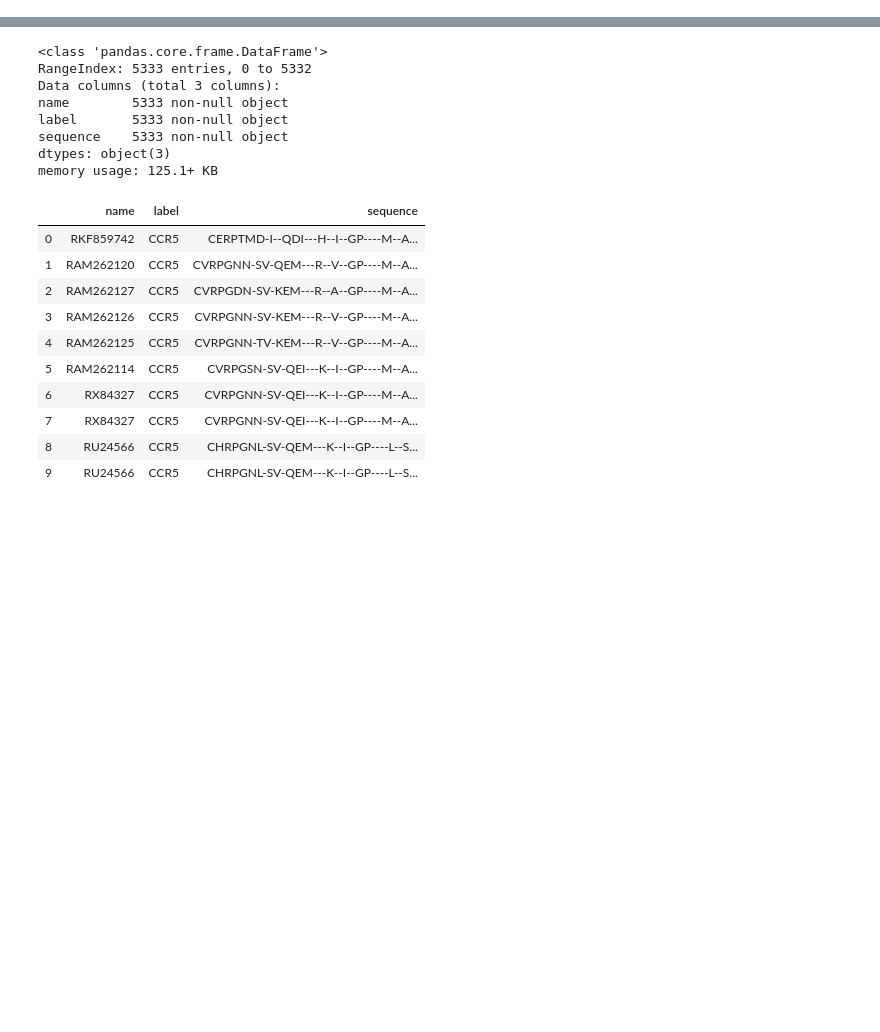
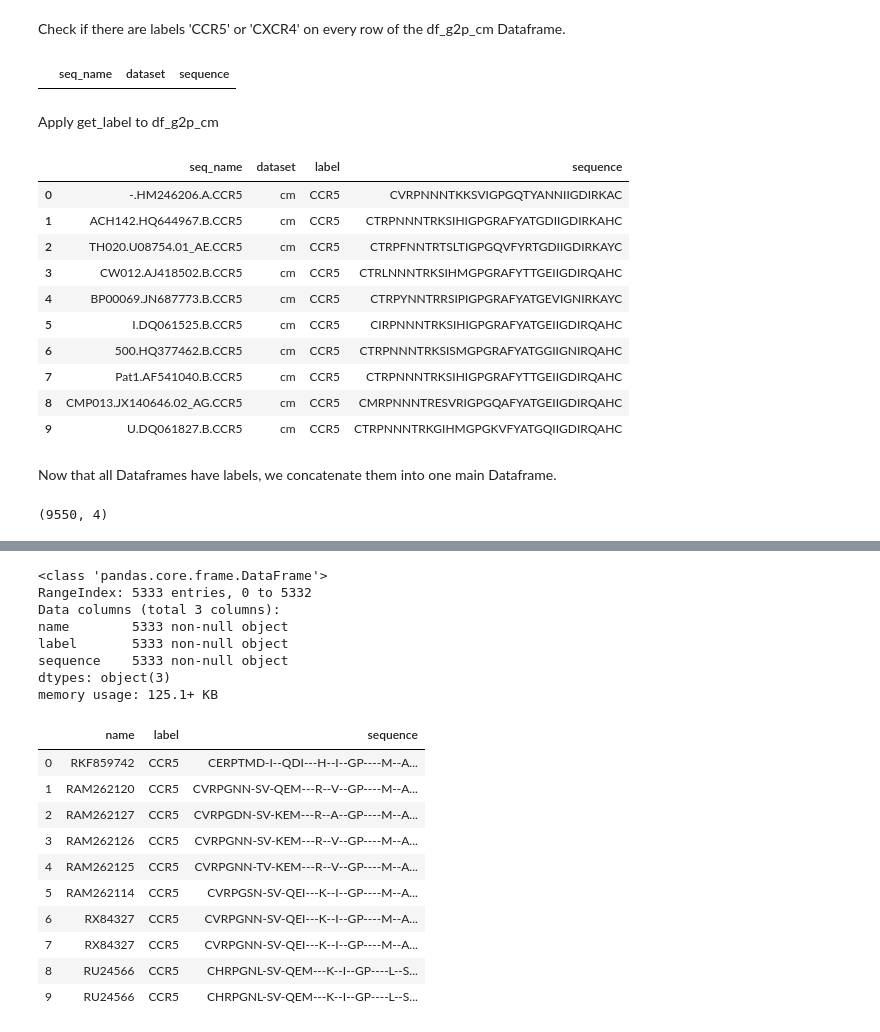
Before and after one commit to GabrielSGoncalves/DeepTropism, a Jupyter notebook: DeepTropism_study.ipynb, the cells around one changed output, grey strips where cells are left out. Cells and saved outputs as stored; diff of their text form; code cells hidden in the pictures; blank space fills up the shorter version.

Commit message:
Adding processed tsv files and initial wrangling of datasets to notebook.

```diff
--- a/DeepTropism_study.ipynb
+++ b/DeepTropism_study.ipynb
@@ -26,0 +67,5 @@ newdb_all_hxb2_aligned_2.fasta
+# %%
+df_cm = pd.read_csv('datasets/processed_tsv/cm.tsv', sep='\t',
+                       names=['seq_name', 'dataset', 'sequence'])
+df_g2p = pd.read_csv('datasets/processed_tsv/g2p_str.tsv',sep='\t',
+                       names=['seq_name', 'dataset', 'sequence'])
@@ -26,0 +92,2 @@ newdb_all_hxb2_aligned_2.fasta
+# %%
+df_g2p_cm = pd.concat([df_cm, df_g2p])
@@ -26,0 +117,38 @@ newdb_all_hxb2_aligned_2.fasta
+# %% [markdown]
+Check if there are labels 'CCR5' or 'CXCR4' on every row of the df_g2p_cm Dataframe.
+# %%
+df_g2p_cm[~((df_g2p_cm.seq_name.str.contains('CCR5'))|
+          (df_g2p_cm.seq_name.str.contains('CXCR4')))]
+# %% [output]
+|  | seq_name | dataset | sequence |
+# %%
+def get_label(row):
+    if 'CCR5' in row['seq_name'] and 'CXCR4' in row['seq_name']:
+        return 'R5X4'
+    elif 'CCR5' in row['seq_name']:
+        return 'CCR5'
+    elif 'CXCR4' in row['seq_name']:
+        return 'CXCR4'
+# %% [markdown]
+Apply get_label to df_g2p_cm
+# %%
+df_g2p_cm['label'] =  df_g2p_cm.apply(get_label, axis=1)
+
+# Reorder columns
+df_g2p_cm = df_g2p_cm[['seq_name', 'dataset', 'label', 'sequence']]
+# %%
+df_g2p_cm.head(10)
+# %% [output]
+|  | seq_name | dataset | label | sequence |
+| 0 | -.HM246206.A.CCR5 | cm | CCR5 | CVRPNNNTKKSVIGPGQTYANNIIGDIRKAC |
+| 1 | ACH142.HQ644967.B.CCR5 | cm | CCR5 | CTRPNNNTRKSIHIGPGRAFYATGDIIGDIRKAHC |
+| 2 | TH020.U08754.01_AE.CCR5 | cm | CCR5 | CTRPFNNTRTSLTIGPGQVFYRTGDIIGDIRKAYC |
+| 3 | CW012.AJ418502.B.CCR5 | cm | CCR5 | CTRLNNNTRKSIHMGPGRAFYTTGEIIGDIRQAHC |
+| 4 | BP00069.JN687773.B.CCR5 | cm | CCR5 | CTRPYNNTRRSIPIGPGRAFYATGEVIGNIRKAYC |
+| 5 | I.DQ061525.B.CCR5 | cm | CCR5 | CIRPNNNTRKSIHIGPGRAFYATGEIIGDIRQAHC |
+| 6 | 500.HQ377462.B.CCR5 | cm | CCR5 | CTRPNNNTRKSISMGPGRAFYATGGIIGNIRQAHC |
+| 7 | Pat1.AF541040.B.CCR5 | cm | CCR5 | CTRPNNNTRKSIHIGPGRAFYTTGEIIGDIRQAHC |
+| 8 | CMP013.JX140646.02_AG.CCR5 | cm | CCR5 | CMRPNNNTRESVRIGPGQAFYATGEIIGDIRQAHC |
+| 9 | U.DQ061827.B.CCR5 | cm | CCR5 | CTRPNNNTRKGIHMGPGKVFYATGQIIGDIRQAHC |
+# %% [markdown]
+Now that all Dataframes have labels, we concatenate them into one main Dataframe.
@@ -26,0 +157,4 @@ newdb_all_hxb2_aligned_2.fasta
+# %%
+df_datasets.shape
+# %% [output]
+(9550, 4)
```
Also changed, not shown: parts of 28 cells of this notebook, 21 other files.
